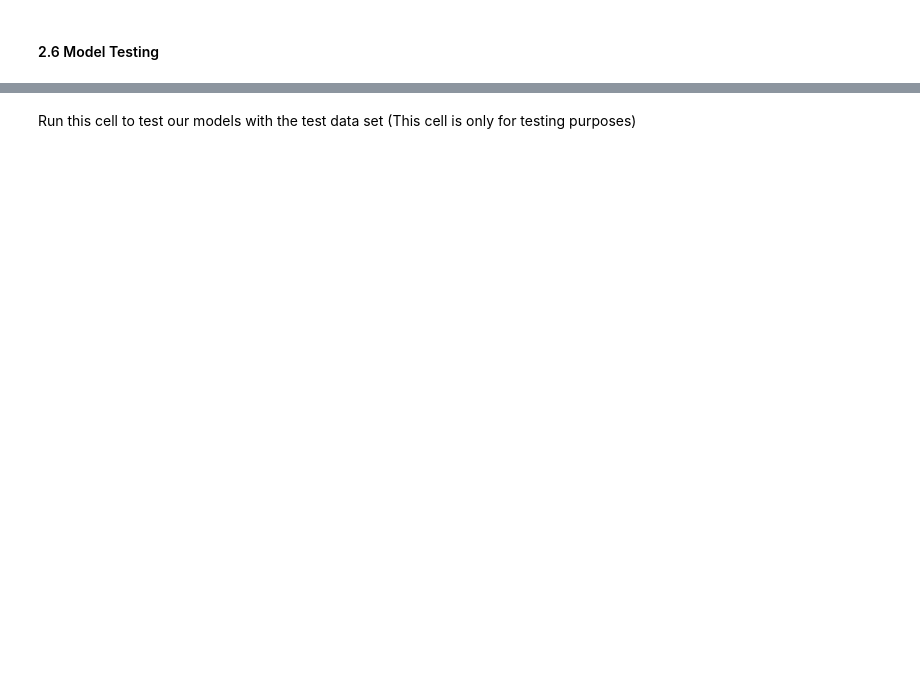
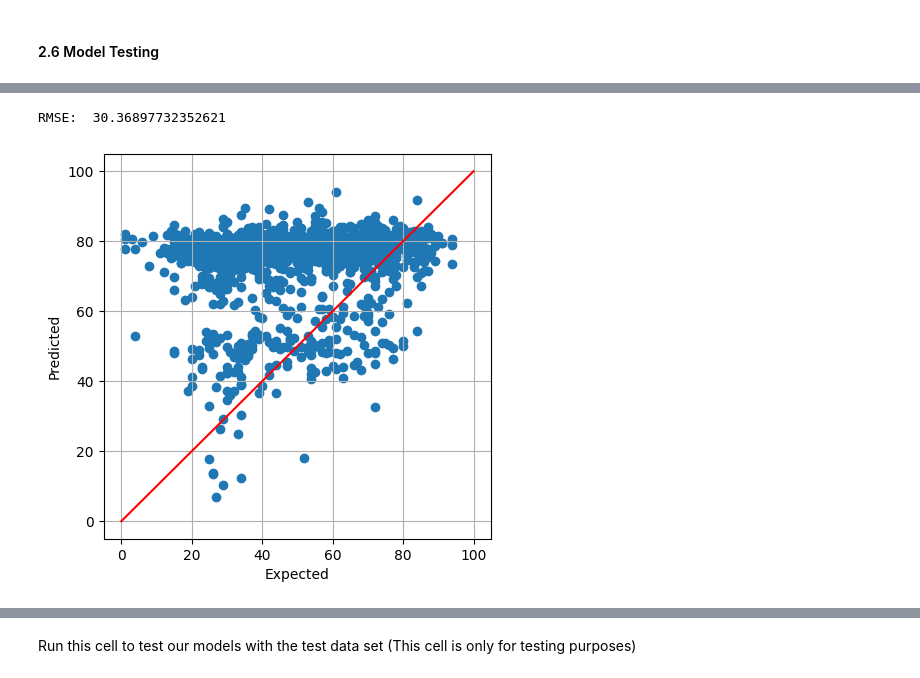
Before and after one commit to edupro26/EC-Project, a Jupyter notebook: EC_grupo06_projeto.ipynb, the cells around one changed output, grey strips where cells are left out. Saved outputs shown, nothing was run; the diff lists cells and outputs as text; code cells hidden in the pictures; blank space fills up the shorter version.

```diff
--- a/EC_grupo06_projeto.ipynb
+++ b/EC_grupo06_projeto.ipynb
@@ -282,0 +284,29 @@ best_model_test
+# %%
+from sklearn.linear_model import LinearRegression
+from matplotlib import pyplot as plt
+from sklearn.metrics import root_mean_squared_error
+
+X = df_encoded.drop('age:', axis='columns')
+y = df_encoded['age:']
+X_TRAIN, X_TEST, y_TRAIN, y_TEST = train_test_split(X, y, test_size=0.2)
+X_train_scl, X_test_scl = scale_data(X_TRAIN, X_TEST)
+X_train_imp, X_test_imp = impute_data(X_train_scl, X_test_scl)
+X_TRAIN = pd.DataFrame(X_train_imp, columns=X_TRAIN.columns)
+X_TEST = pd.DataFrame(X_test_imp, columns=X_TEST.columns)
+
+X_TRAIN, X_TEST = feature_selection(LinearRegression(), X_TRAIN, y_TRAIN, X_TEST)
+model = LinearRegression()
+model.fit(X_TRAIN, y_TRAIN)
+preds = model.predict(X_TEST)
+
+print("RMSE: ", root_mean_squared_error(y_TEST, preds))
+plt.figure(figsize=(5,5))
+plt.scatter(y_TEST, preds)
+plt.plot((0,100), (0,100), c="r")
+plt.xlabel("Expected")
+plt.ylabel("Predicted")
+plt.grid()
+plt.show()
+# %% [output]
+RMSE:  30.36897732352621
+[figure, added]
```
Also changed, not shown: parts of 10 cells of this notebook.
